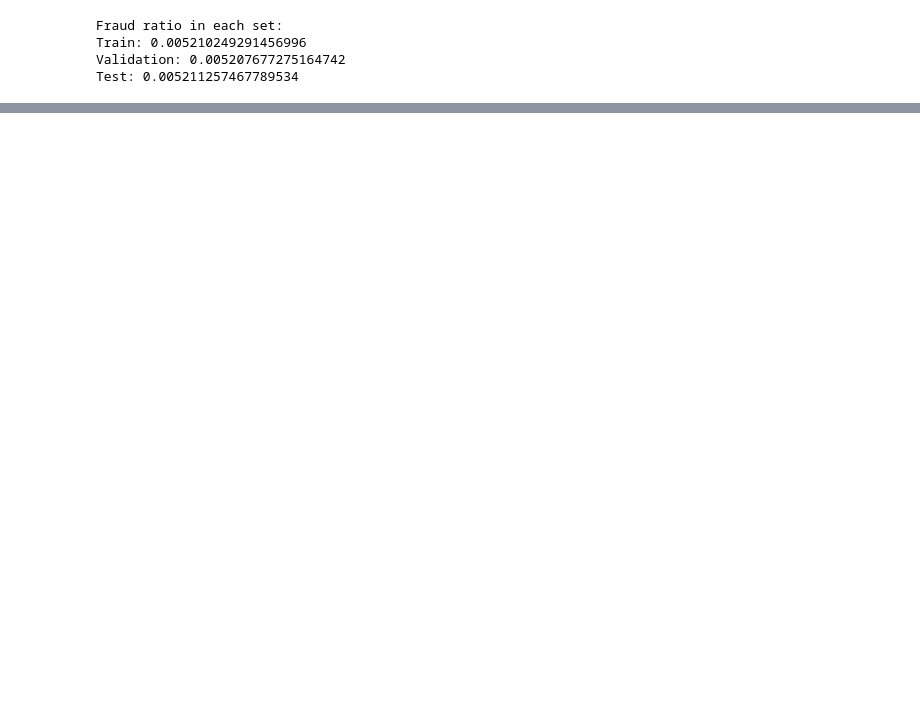
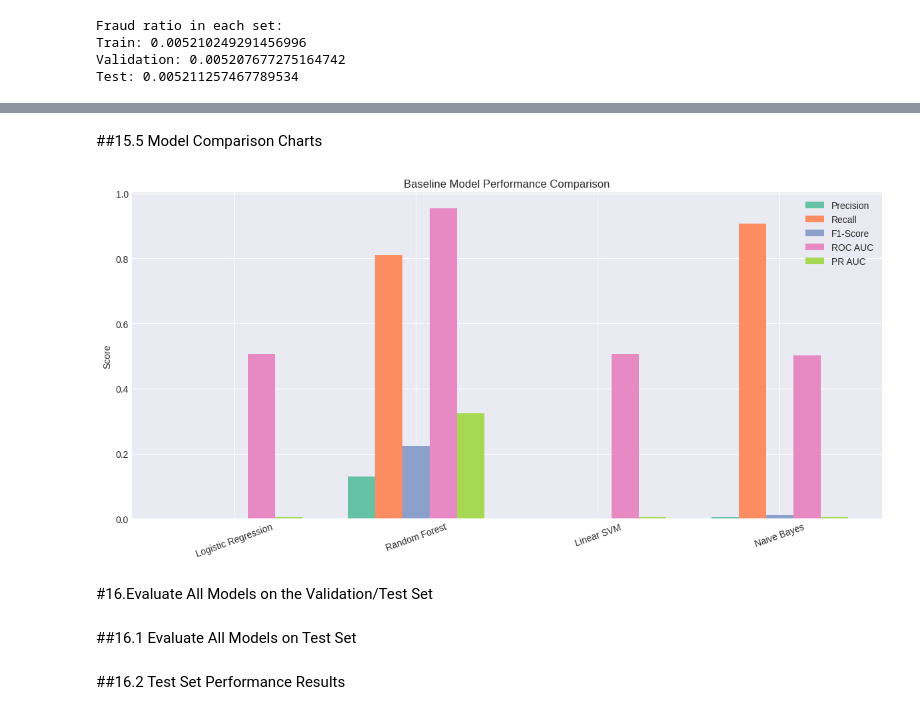
Before and after one commit to usama879/creditcardfraudproject, a Jupyter notebook: CreditCardFraud.ipynb, the cells around one changed output, grey strips where cells are left out. Drawn from its saved outputs; the diff is of its cells as text; code cells hidden in the pictures; blank space fills up the shorter version.

```diff
--- a/CreditCardFraud.ipynb
+++ b/CreditCardFraud.ipynb
@@ -690,0 +925,3 @@ Test: 0.005211257467789534
+# %%
+X_val_numeric = X_val.select_dtypes(include=['int64', 'float64'])
+results_list = []
@@ -690,0 +963,4 @@ Test: 0.005211257467789534
+# %%
+results_df = pd.DataFrame(results_list)
+print("\nBaseline Model Performance Metrics:\n")
+print(results_df[["Model", "Precision", "Recall", "F1-Score", "ROC AUC", "PR AUC"]])
@@ -690,0 +996,24 @@ Test: 0.005211257467789534
+# %% [markdown]
+##15.5 Model Comparison Charts
+# %%
+metrics_to_plot = ["Precision", "Recall", "F1-Score", "ROC AUC", "PR AUC"]
+
+plt.figure(figsize=(12, 6))
+x = np.arange(len(results_df["Model"]))
+bar_width = 0.15
+
+for i, metric in enumerate(metrics_to_plot):
+    plt.bar(x + i * bar_width, results_df[metric], width=bar_width, label=metric)
+
+plt.xticks(x + bar_width * 2, results_df["Model"], rotation=20)
+plt.ylabel("Score")
+plt.title("Baseline Model Performance Comparison")
+plt.legend()
+plt.tight_layout()
+plt.show()
+# %% [output]
+[figure, added]
+# %% [markdown]
+#16.Evaluate All Models on the Validation/Test Set
+# %% [markdown]
+##16.1 Evaluate All Models on Test Set
@@ -690,0 +1053,2 @@ Test: 0.005211257467789534
+# %% [markdown]
+##16.2 Test Set Performance Results
```
Also changed, not shown: parts of 49 cells of this notebook.
